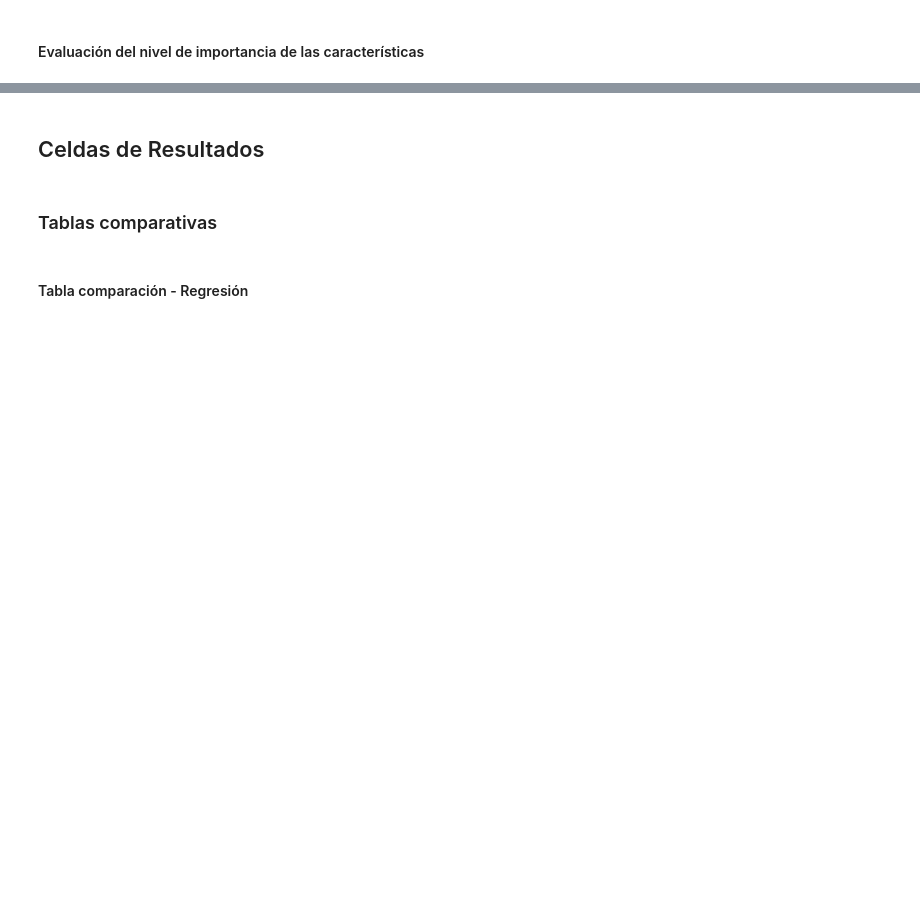
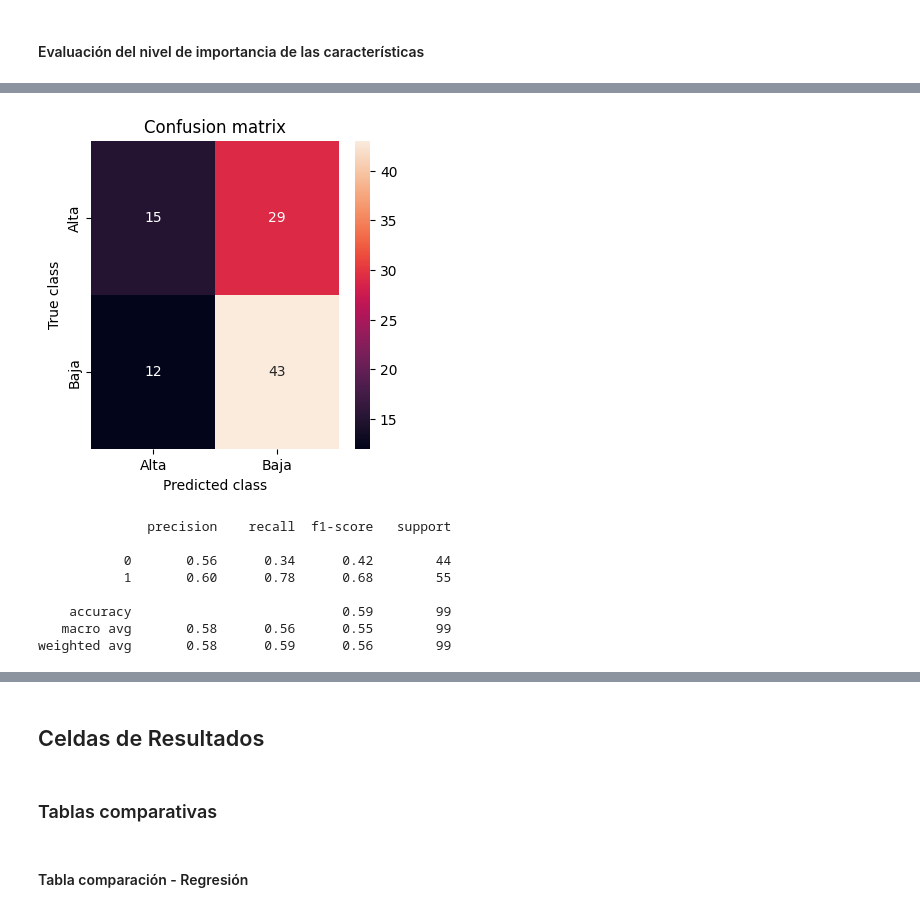
Before and after one commit to JohnReyes02/Talento_tech, a Jupyter notebook: semana_6/taller_grupo_pruebas.ipynb, the cells around one changed output, grey strips where cells are left out. Cells and saved outputs as stored; diff of their text form; code cells hidden in the pictures; blank space fills up the shorter version.

```diff
--- a/semana_6/taller_grupo_pruebas.ipynb
+++ b/semana_6/taller_grupo_pruebas.ipynb
@@ -387,21 +346,33 @@ y = data['Temporada'].to_numpy().reshape(-1, 1)
 from sklearn.ensemble import RandomForestClassifier
 from sklearn.metrics import accuracy_score, classification_report
 
+random_state = 42
+
 # Hacer train_test_split
-Xc_train, Xc_test, yc_train, yc_test = train_test_split(X, y, test_size=0.2, random_state=RANDOM)
+Xc1_train, Xc1_test, yc_train, yc_test = train_test_split(X3, y2, test_size=0.2, random_state=random_state)
+Xc2_train, Xc2_test, yc_train, yc_test = train_test_split(X4, y2, test_size=0.2, random_state=random_state)
 
 # Crear el modelo de clasificación con RandomForest (instancia)
-model_class = RandomForestClassifier(random_state=RANDOM,
-                                     oob_score=True)
+clf_1 = RandomForestClassifier(random_state=random_state, oob_score=True)
+clf_2 = RandomForestClassifier(random_state=random_state, oob_score=True)
+
 
 # Entrenar el modelo, no es necesario escalar los valores
-model_class.fit(Xc_train, yc_train)
+clf_1.fit(Xc1_train, yc_train)
+clf_2.fit(Xc2_train, yc_train)
 
 # Predicción del set de prueba
-yc_test_pred = model_class.predict(Xc_test)
+yc1_test_pred = clf_1.predict(Xc1_test)
+yc2_test_pred = clf_2.predict(Xc2_test)
 
 # calcular la precision
-print("Accuracy:", accuracy_score(yc_test, yc_test_pred))
-print("\nReporte de Clasificación:")
-print(classification_report(yc_test, yc_test_pred))
+print(f'Resultados Modelo Clf_1 sin Año y Mes')
+# print("Accuracy:", accuracy_score(yc_test, yc1_test_pred))
+# print("\nReporte de Clasificación:")
+print(classification_report(yc_test, yc1_test_pred))
+
+print(f'\n\nResultados Modelo Clf_2 con Año y Mes')
+# print("Accuracy:", accuracy_score(yc_test, yc2_test_pred))
+# print("\nReporte de Clasificación:")
+print(classification_report(yc_test, yc2_test_pred))
 # %% [output]
@@ -575,0 +454,23 @@ plt.show()
+# %%
+from sklearn.metrics import confusion_matrix
+LABELS = ['Alta', 'Baja']
+
+conf_matrix = confusion_matrix(yc_test, yc1_test_pred)
+plt.figure(figsize=(4, 4))
+sns.heatmap(conf_matrix, xticklabels=LABELS, yticklabels=LABELS, annot=True, fmt="d");
+plt.title("Confusion matrix")
+plt.ylabel('True class')
+plt.xlabel('Predicted class')
+plt.show()
+
+print (classification_report(yc_test, yc1_test_pred))
+# %% [output]
+[figure, added]
+              precision    recall  f1-score   support
+
+           0       0.56      0.34      0.42        44
+           1       0.60      0.78      0.68        55
+
+    accuracy                           0.59        99
+   macro avg       0.58      0.56      0.55        99
+weighted avg       0.58      0.59      0.56        99
```
Also changed, not shown: parts of 41 cells of this notebook, 2 other files.
